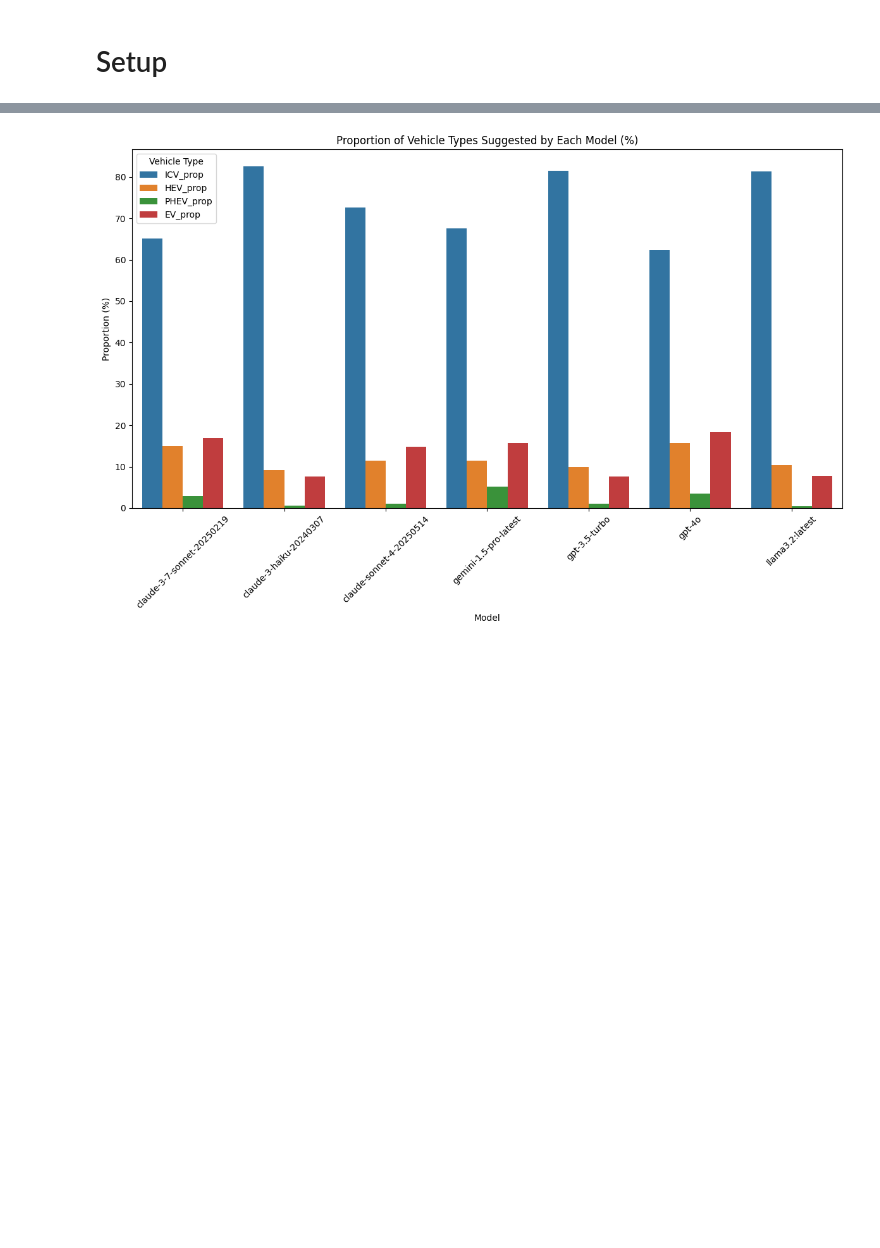
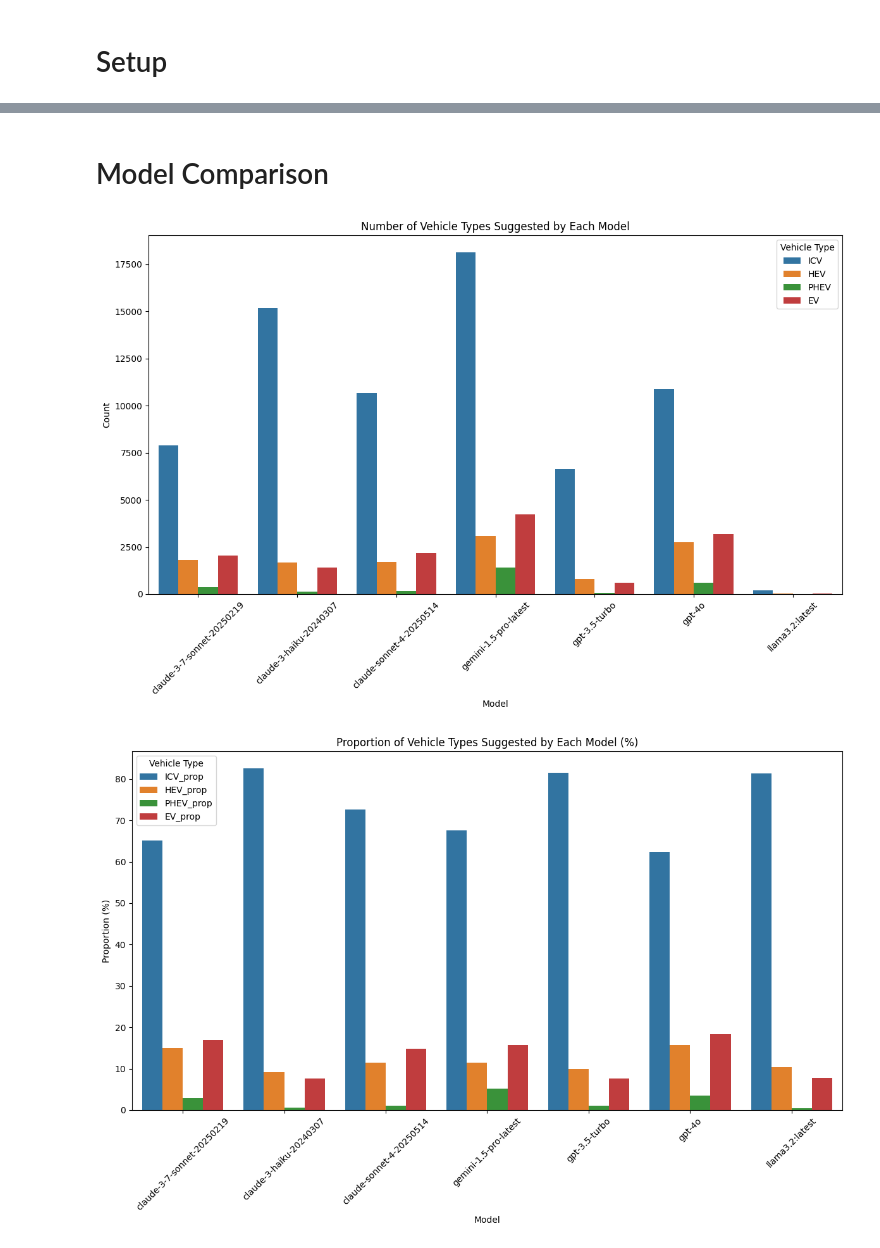
Before and after one commit to aarya127/transformers_bert_llm_research, a Jupyter notebook: EDA/eda.ipynb, the cells around one changed output, grey strips where cells are left out. Drawn from its saved outputs; the diff is of its cells as text; code cells hidden in the pictures; blank space fills up the shorter version.

```diff
--- a/EDA/eda.ipynb
+++ b/EDA/eda.ipynb
@@ -113,3 +78,40 @@ ModuleNotFoundError: No module named 'sklearn'
+# %% [markdown]
+# Model Comparison
+# %%
+import json
+
+# Parse the JSON and extract counts for each vehicle type
+data = []
+for index, row in df.iterrows():
+    if pd.notna(row['llm_classifier_raw_json']):
+        counts = json.loads(row['llm_classifier_raw_json'])['counts']
+        data.append({
+            'model': row['model'],
+            'ICV': counts.get('ICV', 0),
+            'HEV': counts.get('HEV', 0),
+            'PHEV': counts.get('PHEV', 0),
+            'EV': counts.get('EV', 0)
+        })
+
+# Create a summary DataFrame and group by model
+summary_df = pd.DataFrame(data)
+grouped = summary_df.groupby('model').sum().reset_index()
+
+# Melt the data for plotting
+melted = grouped.melt(id_vars='model', var_name='Vehicle_Type', value_name='Count')
+
+# Plot the bar graph
+plt.figure(figsize=(12, 8))
+sns.barplot(data=melted, x='model', y='Count', hue='Vehicle_Type')
+plt.title('Number of Vehicle Types Suggested by Each Model')
+plt.xlabel('Model')
+plt.ylabel('Count')
+plt.xticks(rotation=45)
+plt.legend(title='Vehicle Type')
+plt.tight_layout()
+plt.show()
+# %% [output]
+[figure, added]
 # %%
 # Calculate total suggestions per model
 grouped['Total'] = grouped[['ICV', 'HEV', 'PHEV', 'EV']].sum(axis=1)
```
Also changed, not shown: parts of 9 cells of this notebook.
